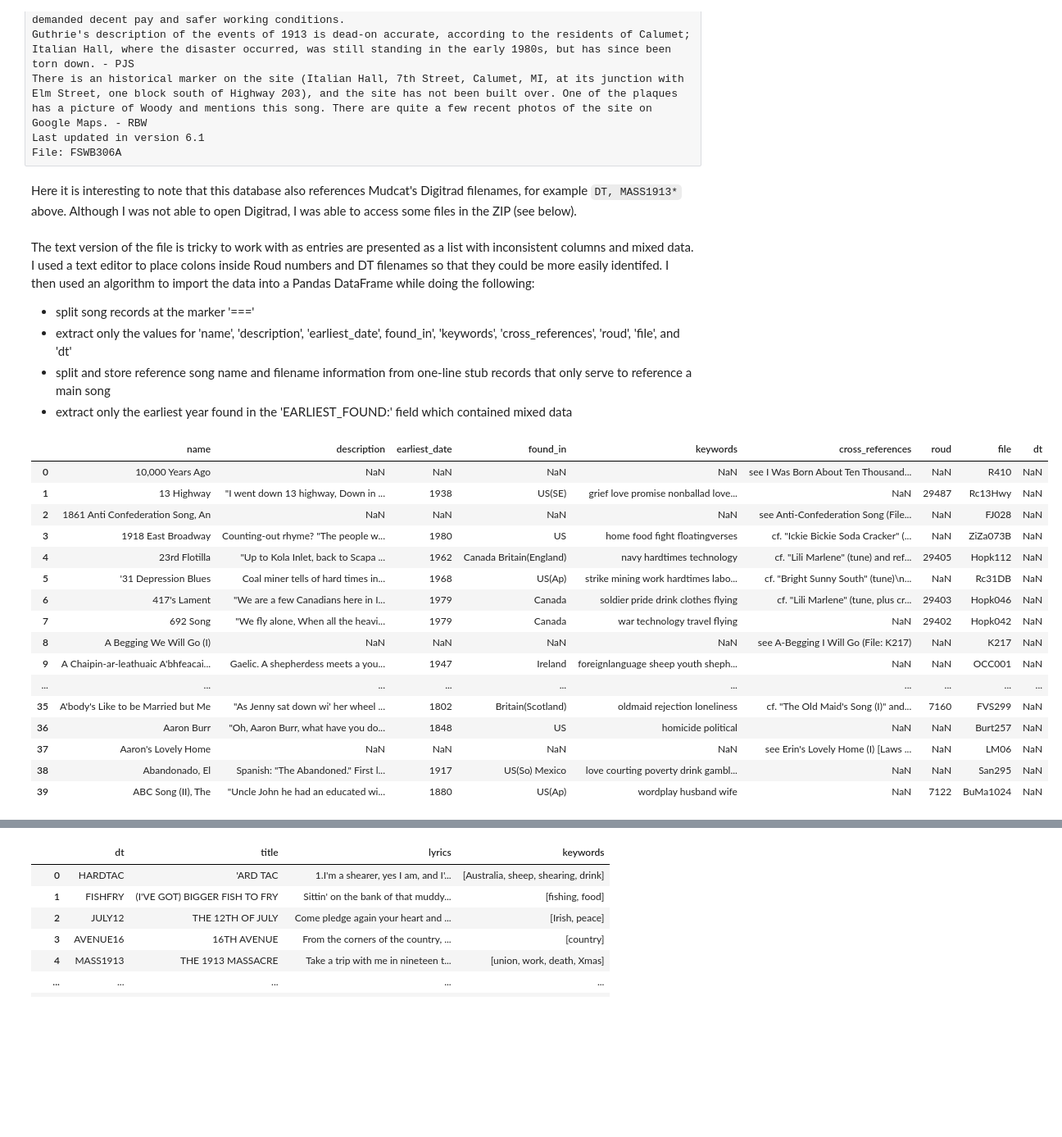
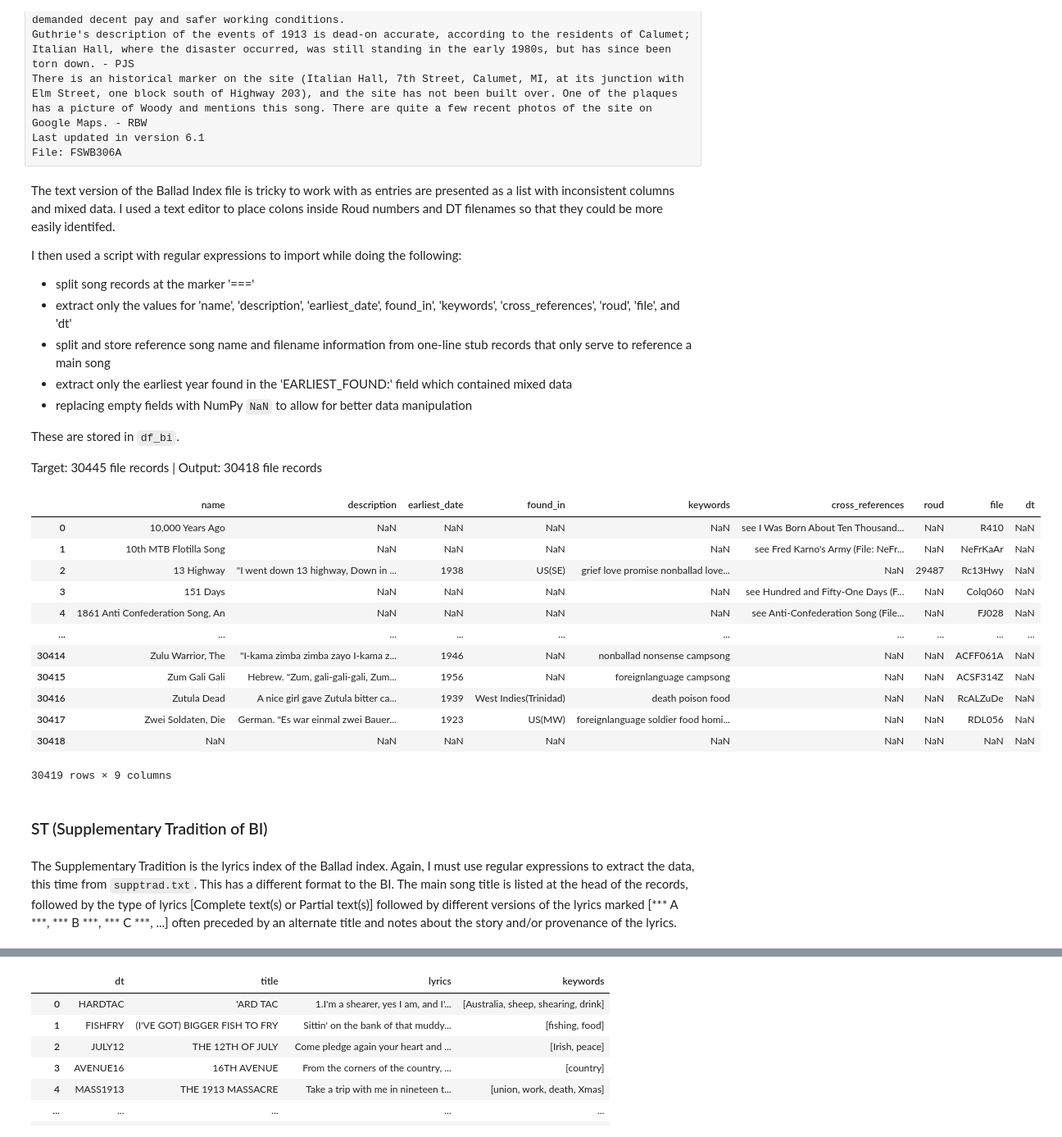
Before and after one commit to sian0x0/Roud-Song-Clusters, a Jupyter notebook: Roud-Clusters.ipynb, the cells around one changed output, grey strips where cells are left out. Shown at 82% size. Saved outputs shown, nothing was run; the diff lists cells and outputs as text; code cells hidden in the pictures; blank space fills up the shorter version.

Commit message:
ST data extraction

```diff
--- a/Roud-Clusters.ipynb
+++ b/Roud-Clusters.ipynb
@@ -74,14 +91,20 @@ Guthrie's description of the events of 1913 is dead-on accurate, according to th
 There is an historical marker on the site (Italian Hall, 7th Street, Calumet, MI, at its junction with Elm Street, one block south of Highway 203), and the site has not been built over. One of the plaques has a picture of Woody and mentions this song. There are quite a few recent photos of the site on Google Maps. - RBW
 Last updated in version 6.1
 File: FSWB306A
-# %% [markdown]
-Here it is interesting to note that this database also references Mudcat's Digitrad filenames, for example `DT, MASS1913*` above. Although I was not able to open Digitrad, I was able to access some files in the ZIP (see below).
 # %% [markdown]
-The text version of the file is tricky to work with as entries are presented as a list with inconsistent columns and mixed data. I used a text editor to place colons inside Roud numbers and DT filenames so that they could be more easily identifed. I then used an algorithm to import the data into a Pandas DataFrame while doing the following:
+The text version of the Ballad Index file is tricky to work with as entries are presented as a list with inconsistent columns and mixed data. I used a text editor to place colons inside Roud numbers and DT filenames so that they could be more easily identifed.
+
+I then used a script with regular expressions to import while doing the following:
 - split song records at the marker '==='
 - extract only the values for 'name', 'description', 'earliest_date', found_in', 'keywords', 'cross_references', 'roud', 'file', and 'dt'
 - split and store reference song name and filename information from one-line stub records that only serve to reference a main song
 - extract only the earliest year found in the 'EARLIEST_FOUND:' field which contained mixed data
+- replacing empty fields with NumPy `NaN` to allow for better data manipulation
+
+These are stored in `df_bi`.
+
+Target: 30445 file records |
+Output: 30418 file records
 # %%
 import re
 import numpy as np
@@ -93,7 +116,7 @@ with open(file_path, 'r') as file:
     data = file.read()
 
 # define each record's start and end marker then find each record
-record_pattern = re.compile(r'===\n(.*?)===', re.DOTALL)
+record_pattern = re.compile(r'===\n(.*?)(?=\n===)', re.DOTALL)
 records = re.finditer(record_pattern, data)
 
 # list to store dicts of extracted information
@@ -128,48 +151,48 @@ for record in records:
                     value = min(map(int, years))
         else:
             value = ""
         record_data[field] = value
 
     # stub handling: if 'name' contains ': see' and/or 'File:', store these in 'cross_references', and 'file' fields accordingly
     name = record_data['name']
     if ': see' in name:
         cross_ref_idx = name.find(': see')
         record_data['cross_references'] = 'see ' + name[cross_ref_idx + 5:].strip()
         record_data['name'] = name[:cross_ref_idx].strip()
 
     file_info = record_data['file']
     if '(File:' in file_info:
         cross_ref_idx = file_info.find('(File:')
         record_data['cross_references'] = file_info[cross_ref_idx + 6:].strip().rstrip(')')
         record_data['file'] = file_info[:cross_ref_idx].strip()
 
     # remove any brackets from 'file' field
     record_data['file'] = record_data['file'].replace('(', '').replace(')', '')
     # remove any * from DT filenames
     record_data['dt'] = record_data['dt'].replace('*', '')
 
     # append the new record_data to the records_data
     records_data.append(record_data)
 
 # create a DataFrame from the records_data
-df = pd.DataFrame(records_data)
-df = df.replace('', np.nan)
-df.head(40)
+df_bi = pd.DataFrame(records_data)
+df_bi = df_bi.replace('', np.nan)
+#check for empty rows
+#df_bi[df_bi.isnull().all(axis=1)]
+# remove 1 empty row
+df_bi.dropna(how='all', inplace=True)
+df_bi
 # %% [output]
 |  | name | description | earliest_date | found_in | keywords | cross_references | roud | file | dt |
 | 0 | 10,000 Years Ago | NaN | NaN | NaN | NaN | see I Was Born About Ten Thousand... | NaN | R410 | NaN |
-| 1 | 13 Highway | "I went down 13 highway, Down in ... | 1938 | US(SE) | grief love promise nonballad love... | NaN | 29487 | Rc13Hwy | NaN |
-| 2 | 1861 Anti Confederation Song, An | NaN | NaN | NaN | NaN | see Anti-Confederation Song (File... | NaN | FJ028 | NaN |
-| 3 | 1918 East Broadway | Counting-out rhyme? "The people w... | 1980 | US | home food fight floatingverses | cf. "Ickie Bickie Soda Cracker" (... | NaN | ZiZa073B | NaN |
-| 4 | 23rd Flotilla | "Up to Kola Inlet, back to Scapa ... | 1962 | Canada Britain(England) | navy hardtimes technology | cf. "Lili Marlene" (tune) and ref... | 29405 | Hopk112 | NaN |
-| 5 | '31 Depression Blues | Coal miner tells of hard times in... | 1968 | US(Ap) | strike mining work hardtimes labo... | cf. "Bright Sunny South" (tune)\n... | NaN | Rc31DB | NaN |
-| 6 | 417's Lament | "We are a few Canadians here in I... | 1979 | Canada | soldier pride drink clothes flying | cf. "Lili Marlene" (tune, plus cr... | 29403 | Hopk046 | NaN |
-| 7 | 692 Song | "We fly alone, When all the heavi... | 1979 | Canada | war technology travel flying | NaN | 29402 | Hopk042 | NaN |
-| 8 | A Begging We Will Go (I) | NaN | NaN | NaN | NaN | see A-Begging I Will Go (File: K217) | NaN | K217 | NaN |
-| 9 | A Chaipin-ar-leathuaic A'bhfeacai... | Gaelic. A shepherdess meets a you... | 1947 | Ireland | foreignlanguage sheep youth sheph... | NaN | NaN | OCC001 | NaN |
+| 1 | 10th MTB Flotilla Song | NaN | NaN | NaN | NaN | see Fred Karno's Army (File: NeFr... | NaN | NeFrKaAr | NaN |
+| 2 | 13 Highway | "I went down 13 highway, Down in ... | 1938 | US(SE) | grief love promise nonballad love... | NaN | 29487 | Rc13Hwy | NaN |
+| 3 | 151 Days | NaN | NaN | NaN | NaN | see Hundred and Fifty-One Days (F... | NaN | Colq060 | NaN |
+| 4 | 1861 Anti Confederation Song, An | NaN | NaN | NaN | NaN | see Anti-Confederation Song (File... | NaN | FJ028 | NaN |
 | ... | ... | ... | ... | ... | ... | ... | ... | ... | ... |
-| 35 | A'body's Like to be Married but Me | "As Jenny sat down wi' her wheel ... | 1802 | Britain(Scotland) | oldmaid rejection loneliness | cf. "The Old Maid's Song (I)" and... | 7160 | FVS299 | NaN |
-| 36 | Aaron Burr | "Oh, Aaron Burr, what have you do... | 1848 | US | homicide political | NaN | NaN | Burt257 | NaN |
-| 37 | Aaron's Lovely Home | NaN | NaN | NaN | NaN | see Erin's Lovely Home (I) [Laws ... | NaN | LM06 | NaN |
-| 38 | Abandonado, El | Spanish: "The Abandoned." First l... | 1917 | US(So) Mexico | love courting poverty drink gambl... | NaN | NaN | San295 | NaN |
-| 39 | ABC Song (II), The | "Uncle John he had an educated wi... | 1880 | US(Ap) | wordplay husband wife | NaN | 7122 | BuMa1024 | NaN |
+| 30414 | Zulu Warrior, The | "I-kama zimba zimba zayo I-kama z... | 1946 | NaN | nonballad nonsense campsong | NaN | NaN | ACFF061A | NaN |
+| 30415 | Zum Gali Gali | Hebrew. "Zum, gali-gali-gali, Zum... | 1956 | NaN | foreignlanguage campsong | NaN | NaN | ACSF314Z | NaN |
+| 30416 | Zutula Dead | A nice girl gave Zutula bitter ca... | 1939 | West Indies(Trinidad) | death poison food | NaN | NaN | RcALZuDe | NaN |
+| 30417 | Zwei Soldaten, Die | German. "Es war einmal zwei Bauer... | 1923 | US(MW) | foreignlanguage soldier food homi... | NaN | NaN | RDL056 | NaN |
+| 30418 | NaN | NaN | NaN | NaN | NaN | NaN | NaN | NaN | NaN |
+30419 rows × 9 columns
@@ -177,0 +201,4 @@ df.to_csv('BI_df.csv')
+# %% [markdown]
+### ST (Supplementary Tradition of BI)
+# %% [markdown]
+The Supplementary Tradition is the lyrics index of the Ballad index. Again, I must use regular expressions to extract the data, this time from `supptrad.txt`. This has a different format to the BI. The main song title is listed at the head of the records, followed by the type of lyrics [Complete text(s) or Partial text(s)] followed by different versions of the lyrics marked [*** A ***, *** B ***, *** C ***, ...] often preceded by an alternate title and notes about the story and/or provenance of the lyrics.
```
Also changed, not shown: parts of 21 cells of this notebook.
